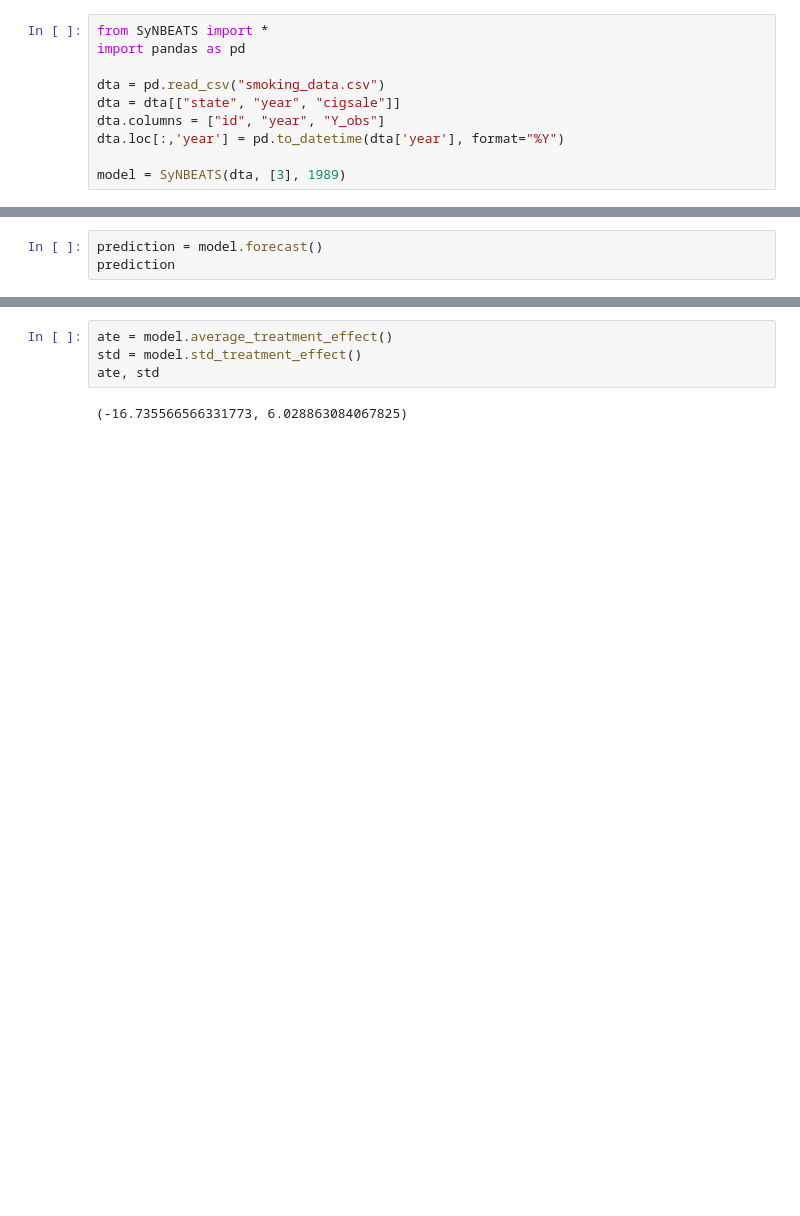
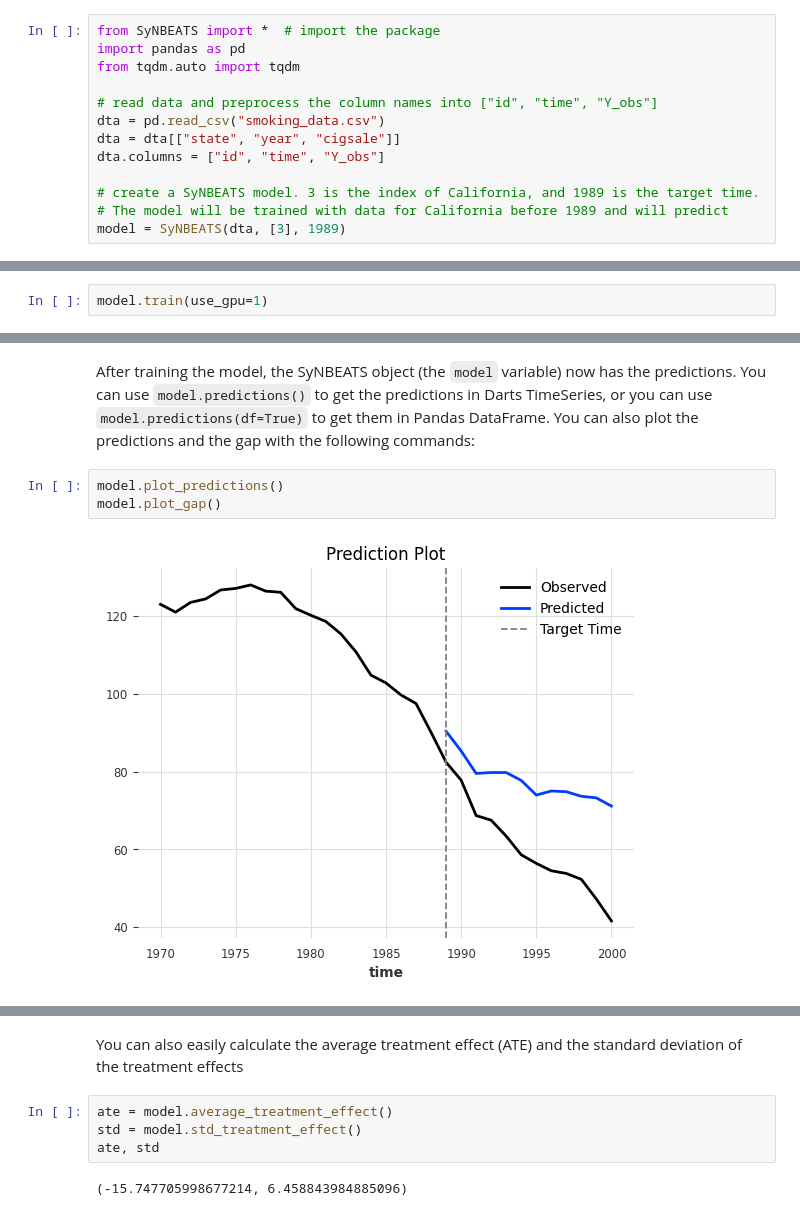
Before and after one commit to Crabtain959/SyNBEATS, a Jupyter notebook: example_usage.ipynb, the cells around one changed output, grey strips where cells are left out. Saved outputs shown, nothing was run; the diff lists cells and outputs as text; blank space fills up the shorter version.

```diff
--- a/example_usage.ipynb
+++ b/example_usage.ipynb
@@ -1,10 +9,13 @@
 # %%
-from SyNBEATS import *
+from SyNBEATS import *  # import the package
 import pandas as pd
+from tqdm.auto import tqdm
 
+# read data and preprocess the column names into ["id", "time", "Y_obs"]
 dta = pd.read_csv("smoking_data.csv")
 dta = dta[["state", "year", "cigsale"]]
-dta.columns = ["id", "year", "Y_obs"]
-dta.loc[:,'year'] = pd.to_datetime(dta['year'], format="%Y")
+dta.columns = ["id", "time", "Y_obs"]
 
+# create a SyNBEATS model. 3 is the index of California, and 1989 is the target time.
+# The model will be trained with data for California before 1989 and will predict
 model = SyNBEATS(dta, [3], 1989)
@@ -13,4 +24,3 @@ WARNING:darts.models.utils:The `CatBoost` module could not be imported. To enabl
 # %%
-prediction = model.forecast()
-prediction
+model.train(use_gpu=1)
 # %% [output]
@@ -53,0 +38,7 @@ model.plot_backcast()
+# %% [markdown]
+After training the model, the SyNBEATS object (the `model` variable) now has the predictions. You can use `model.predictions()` to get the predictions in Darts TimeSeries, or you can use `model.predictions(df=True)` to get them in Pandas DataFrame. You can also plot the predictions and the gap with the following commands:
+# %%
+model.plot_predictions()
+model.plot_gap()
+# %% [output]
+[figure, added]
@@ -54,6 +46,8 @@ model.plot_backcast()
+# %% [markdown]
+You can also easily calculate the average treatment effect (ATE) and the standard deviation of the treatment effects
 # %%
 ate = model.average_treatment_effect()
 std = model.std_treatment_effect()
 ate, std
 # %% [output]
-(-16.735566566331773, 6.028863084067825)
+(-15.747705998677214, 6.458843984885096)
```
Also changed, not shown: parts of 10 cells of this notebook, 2 other files.
